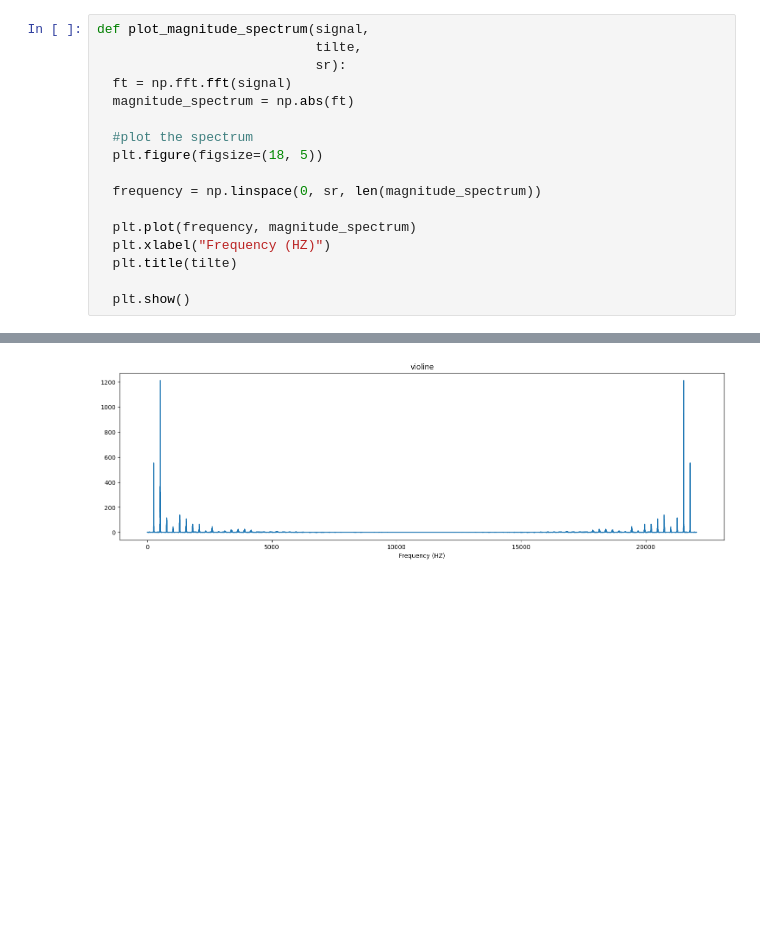
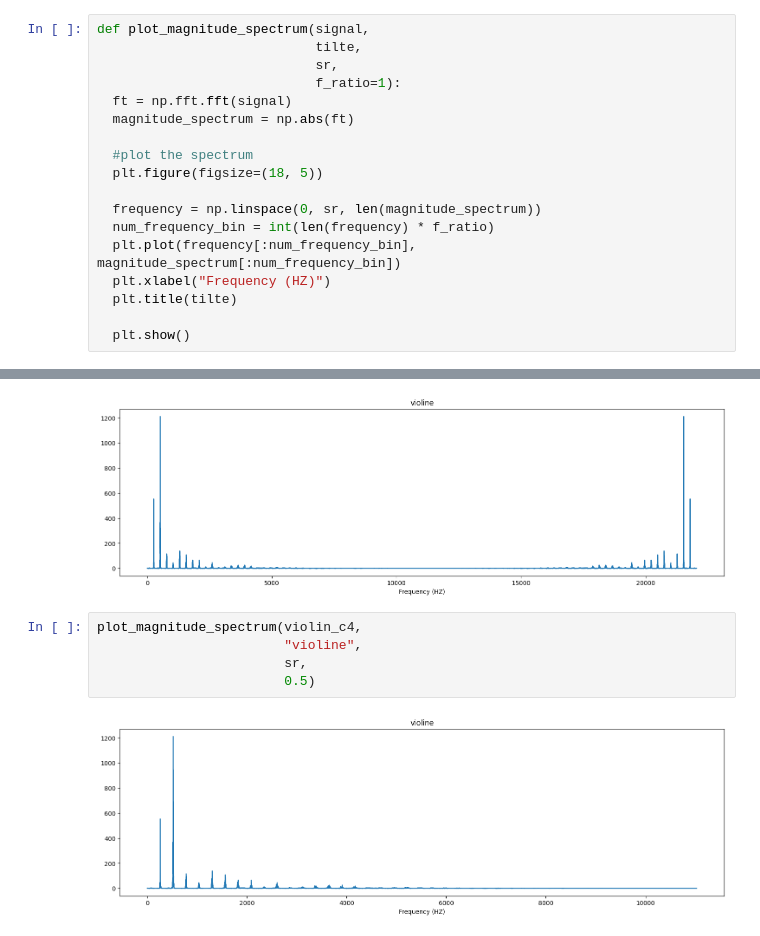
Before and after one commit to zahra-sharifzadeh/Digital_Audio_Processing, a Jupyter notebook: Extracting the Discrete Fourier Transform/Extracting_the_Discrete_Fourier_Transform.ipynb, the cells around one changed output, grey strips where cells are left out. Drawn from its saved outputs; the diff is of its cells as text; blank space fills up the shorter version.

```diff
--- a/Extracting the Discrete Fourier Transform/Extracting_the_Discrete_Fourier_Transform.ipynb
+++ b/Extracting the Discrete Fourier Transform/Extracting_the_Discrete_Fourier_Transform.ipynb
@@ -125,7 +112,8 @@ magnitude_spectrum_violine[0]
 # %%
 def plot_magnitude_spectrum(signal,
                             tilte,
-                            sr):
+                            sr,
+                            f_ratio=1):
   ft = np.fft.fft(signal)
   magnitude_spectrum = np.abs(ft)
 
@@ -133,8 +121,8 @@ def plot_magnitude_spectrum(signal,
   plt.figure(figsize=(18, 5))
 
   frequency = np.linspace(0, sr, len(magnitude_spectrum))
-
-  plt.plot(frequency, magnitude_spectrum)
+  num_frequency_bin = int(len(frequency) * f_ratio)
+  plt.plot(frequency[:num_frequency_bin], magnitude_spectrum[:num_frequency_bin])
   plt.xlabel("Frequency (HZ)")
   plt.title(tilte)
 
@@ -145,3 +133,10 @@ plot_magnitude_spectrum(violin_c4,
                         sr)
 # %% [output]
 [figure]
+# %%
+plot_magnitude_spectrum(violin_c4,
+                        "violine",
+                        sr,
+                        0.5)
+# %% [output]
+[figure, added]
```
Also changed, not shown: parts of 9 cells of this notebook.
